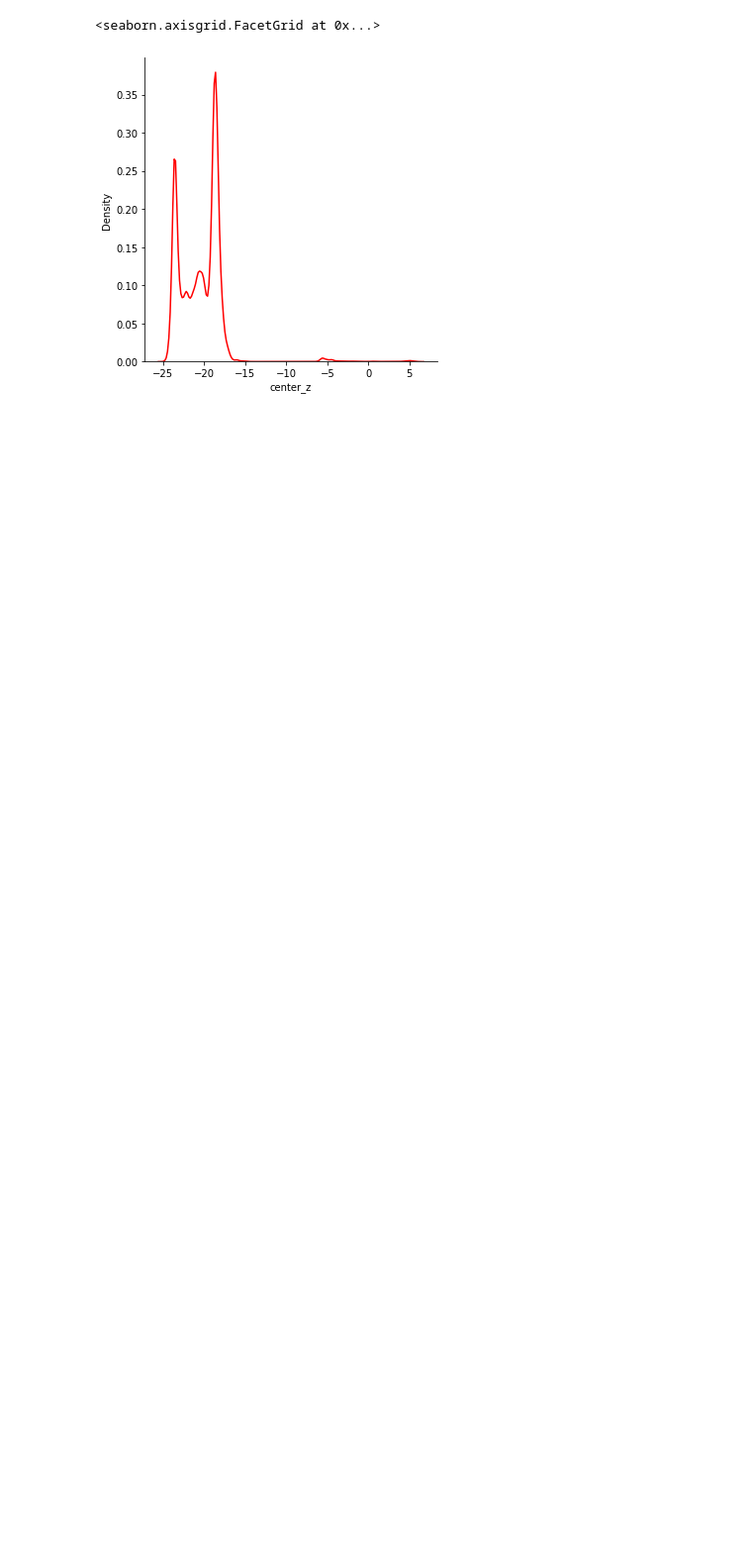
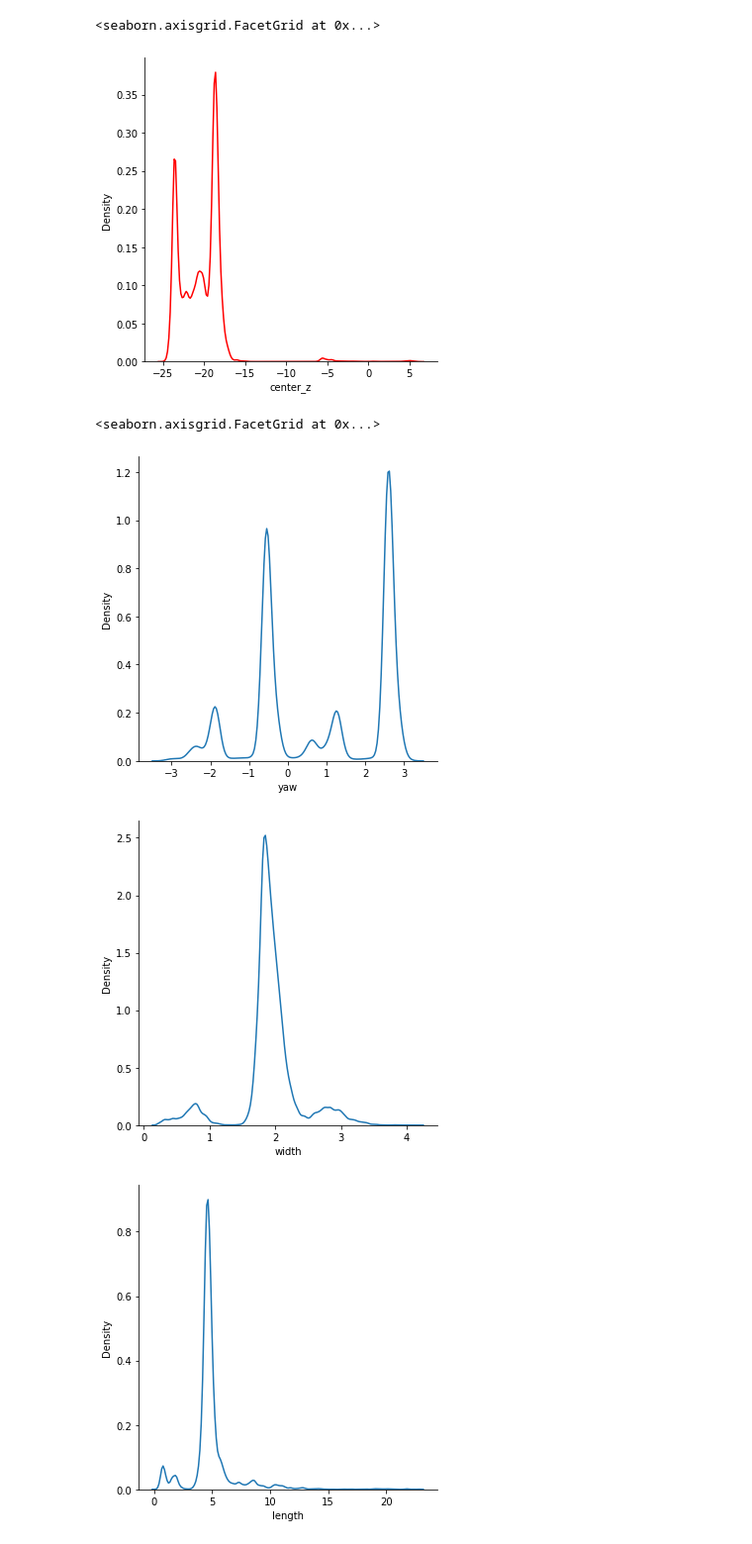
Before and after one commit to subClassy/lyft-3D-object-detector, a Jupyter notebook: data_exploration.ipynb, the cells around one changed output. Shown at 99% size. Drawn from its saved outputs; the diff is of its cells as text; code cells hidden in the pictures; blank space fills up the shorter version.

```diff
--- a/data_exploration.ipynb
+++ b/data_exploration.ipynb
@@ -97,3 +97,12 @@ sns.displot(train_objects['center_z'], kind='kde', color='red')
 # %% [output]
 <seaborn.axisgrid.FacetGrid at 0x...>
 [figure]
+# %%
+sns.displot(train_objects['yaw'], kind='kde')
+sns.displot(train_objects['width'], kind='kde')
+sns.displot(train_objects['length'], kind='kde')
+# %% [output]
+<seaborn.axisgrid.FacetGrid at 0x...>
+[figure, added]
+[figure, added]
+[figure, added]
```
Also changed, not shown: parts of 7 cells of this notebook.
